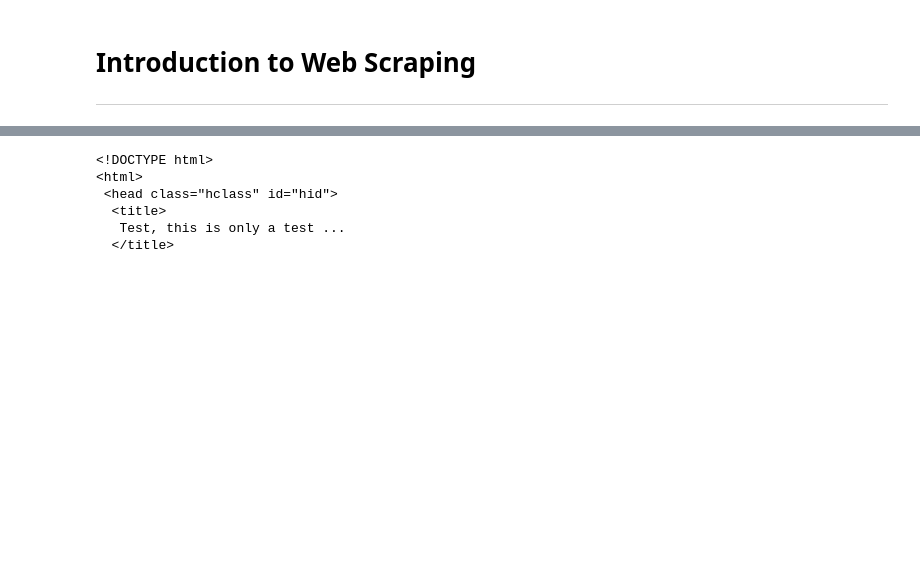
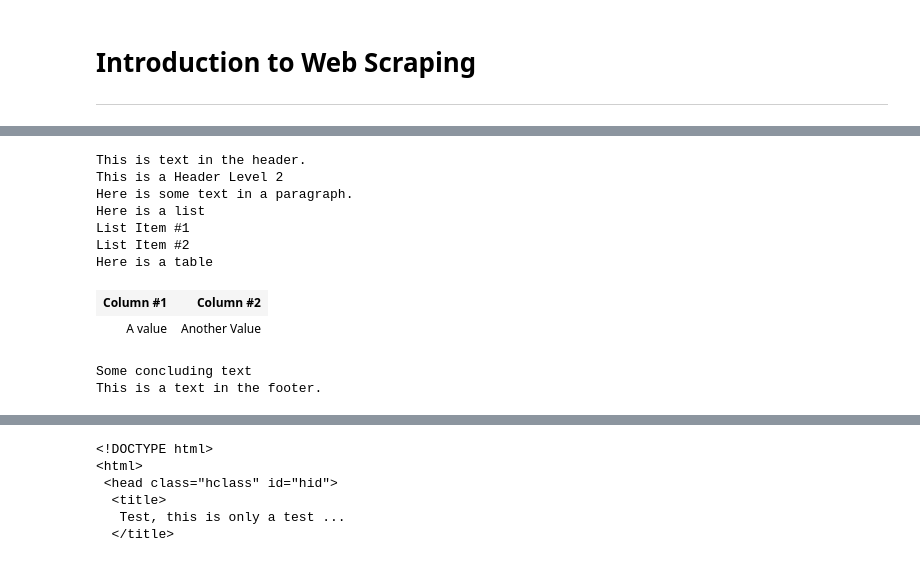
Before and after one commit to liweiweng/accy571-fa17, a Jupyter notebook: Module3/notebooks/intro2ws.ipynb, the cells around one changed output, grey strips where cells are left out. Cells and saved outputs as stored; diff of their text form; code cells hidden in the pictures; blank space fills up the shorter version.

```diff
--- a/Module3/notebooks/intro2ws.ipynb
+++ b/Module3/notebooks/intro2ws.ipynb
@@ -59,0 +83,16 @@ with open('test.html', 'w') as fout:
+# %%
+from IPython.display import display_html
+
+display_html(html, raw=True)
+# %% [output]
+This is text in the header.
+This is a Header Level 2
+Here is some text in a paragraph.
+Here is a list
+List Item #1
+List Item #2
+Here is a table
+| Column #1 | Column #2 |
+| A value | Another Value |
+Some concluding text
+This is a text in the footer.
```
Also changed, not shown: parts of 28 cells of this notebook, 2 other files.
